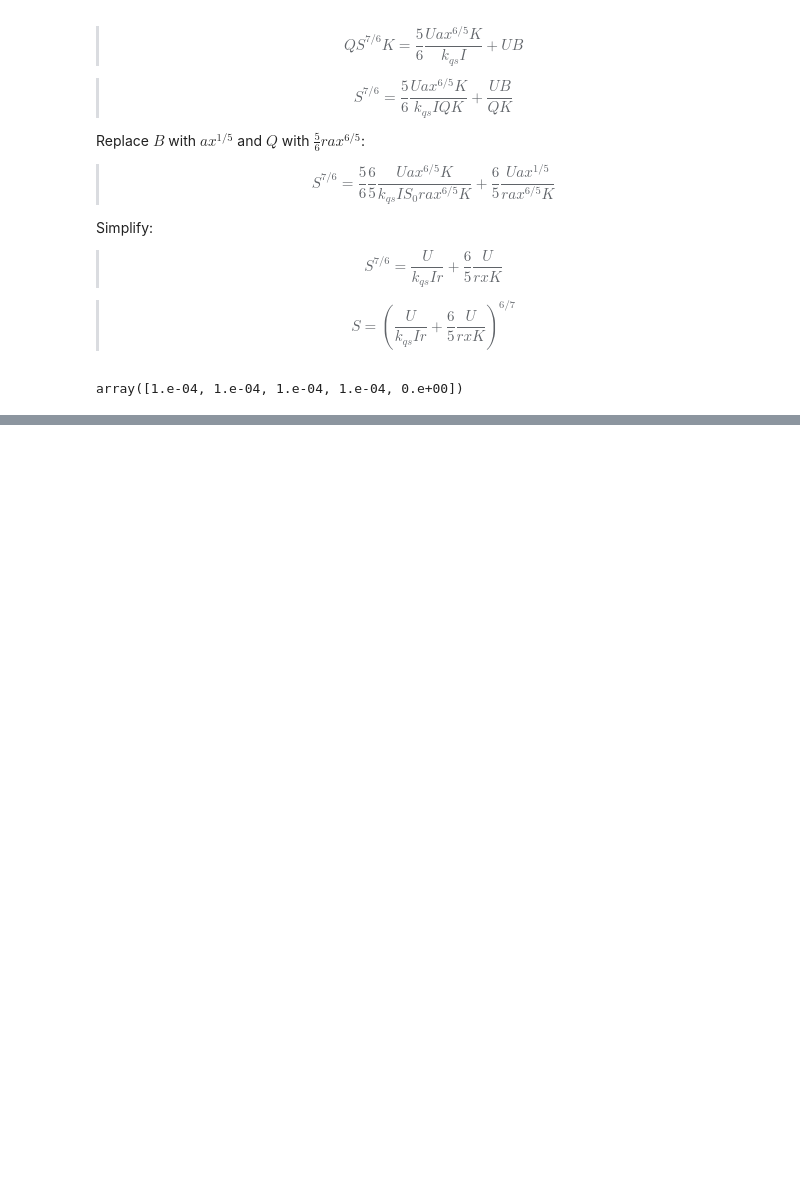
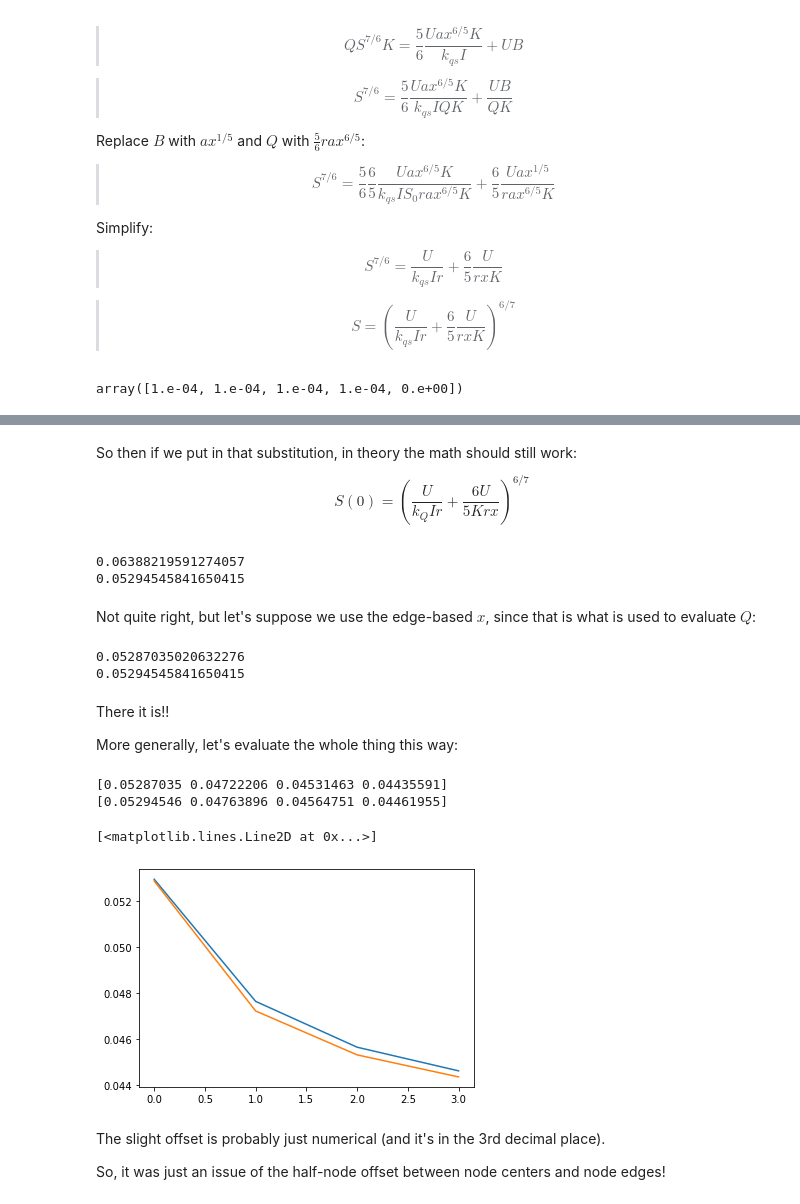
Before and after one commit to vaga3461/High-Plains, a Jupyter notebook: modeling headway SP21/special case 4 (plucking and transport).ipynb, the cells around one changed output, grey strips where cells are left out. Cells and saved outputs as stored; diff of their text form; code cells hidden in the pictures; blank space fills up the shorter version.

Commit message:
big progress on case 4, and getting towards the correct math for case 2

```diff
--- a/modeling headway SP21/special case 4 (plucking and transport).ipynb
+++ b/modeling headway SP21/special case 4 (plucking and transport).ipynb
@@ -231,0 +237,2 @@ array([0.04304068, 0.04220965, 0.04193528, 0.04180186])
+# %%
+U = 0.0001
@@ -231,0 +339,37 @@ array([0.04304068, 0.04220965, 0.04193528, 0.04180186])
+# %% [markdown]
+So then if we put in that substitution, in theory the math should still work:
+
+$$S(0) = \left(\frac{U}{k_Q I r} + \frac{6U}{5Krx}\right)^{6/7}$$
+# %%
+print((U / (kqs * I * r) + 6.0 * U / (5.0 * K * r * x_node[0]))**(6./7.))
+print(S[0])
+# %% [output]
+0.06388219591274057
+0.05294545841650415
+# %% [markdown]
+Not quite right, but let's suppose we use the edge-based $x$, since that is what is used to evaluate $Q$:
+# %%
+print((U / (kqs * I * r) + 6.0 * U / (5.0 * K * r * x[1]))**(6./7.))
+print(S[0])
+# %% [output]
+0.05287035020632276
+0.05294545841650415
+# %% [markdown]
+There it is!!
+
+More generally, let's evaluate the whole thing this way:
+# %%
+Spred = (U / (kqs * I * r) + 6.0 * U / (5.0 * K * r * x[1:]))**(6./7.)
+print(Spred)
+print(S)
+plt.plot(S)
+plt.plot(Spred)
+# %% [output]
+[0.05287035 0.04722206 0.04531463 0.04435591]
+[0.05294546 0.04763896 0.04564751 0.04461955]
+[<matplotlib.lines.Line2D at 0x...>]
+[figure, added]
+# %% [markdown]
+The slight offset is probably just numerical (and it's in the 3rd decimal place).
+
+So, it was just an issue of the half-node offset between node centers and node edges!
```
Also changed, not shown: parts of 27 cells of this notebook, 1 other file.
